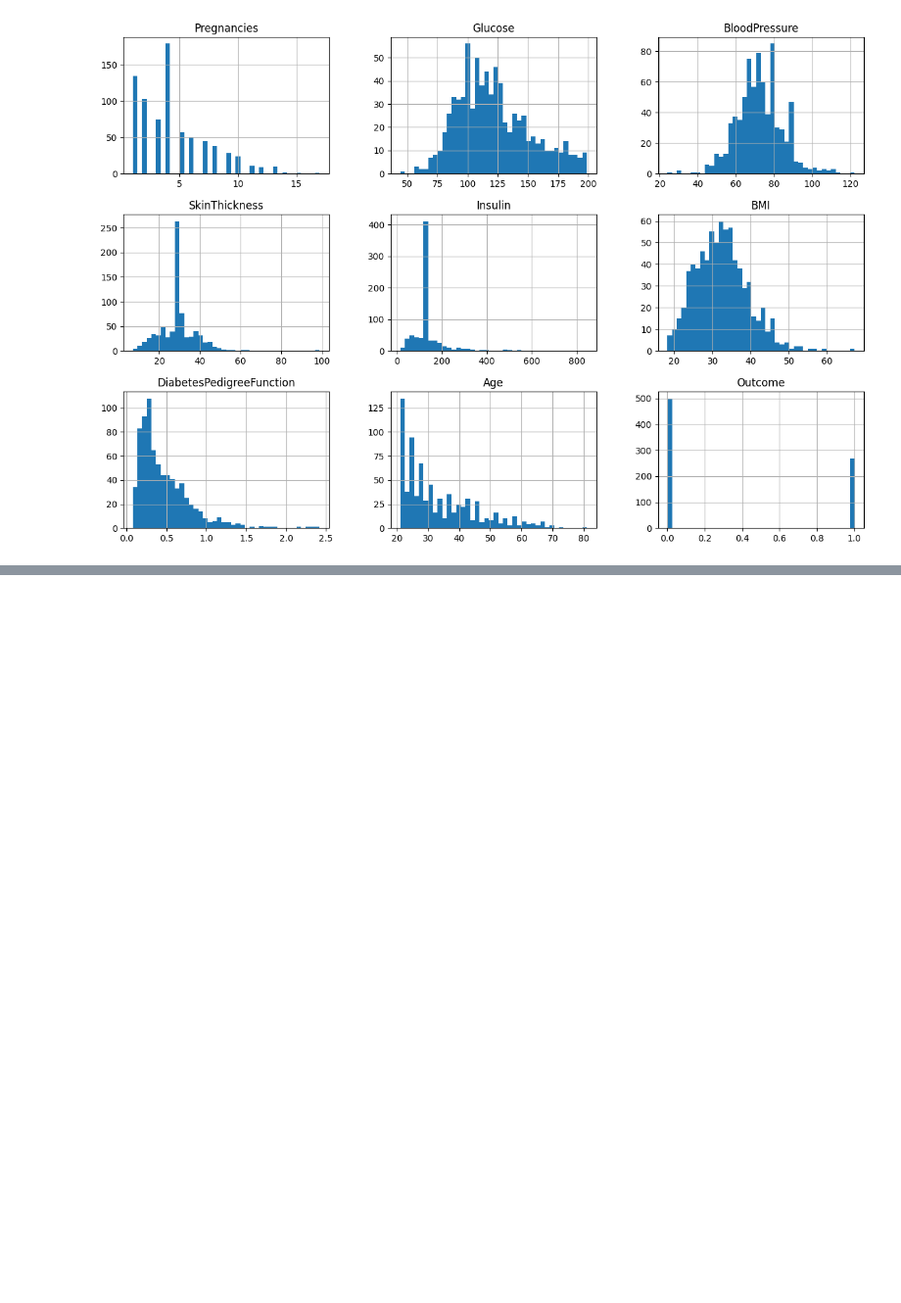
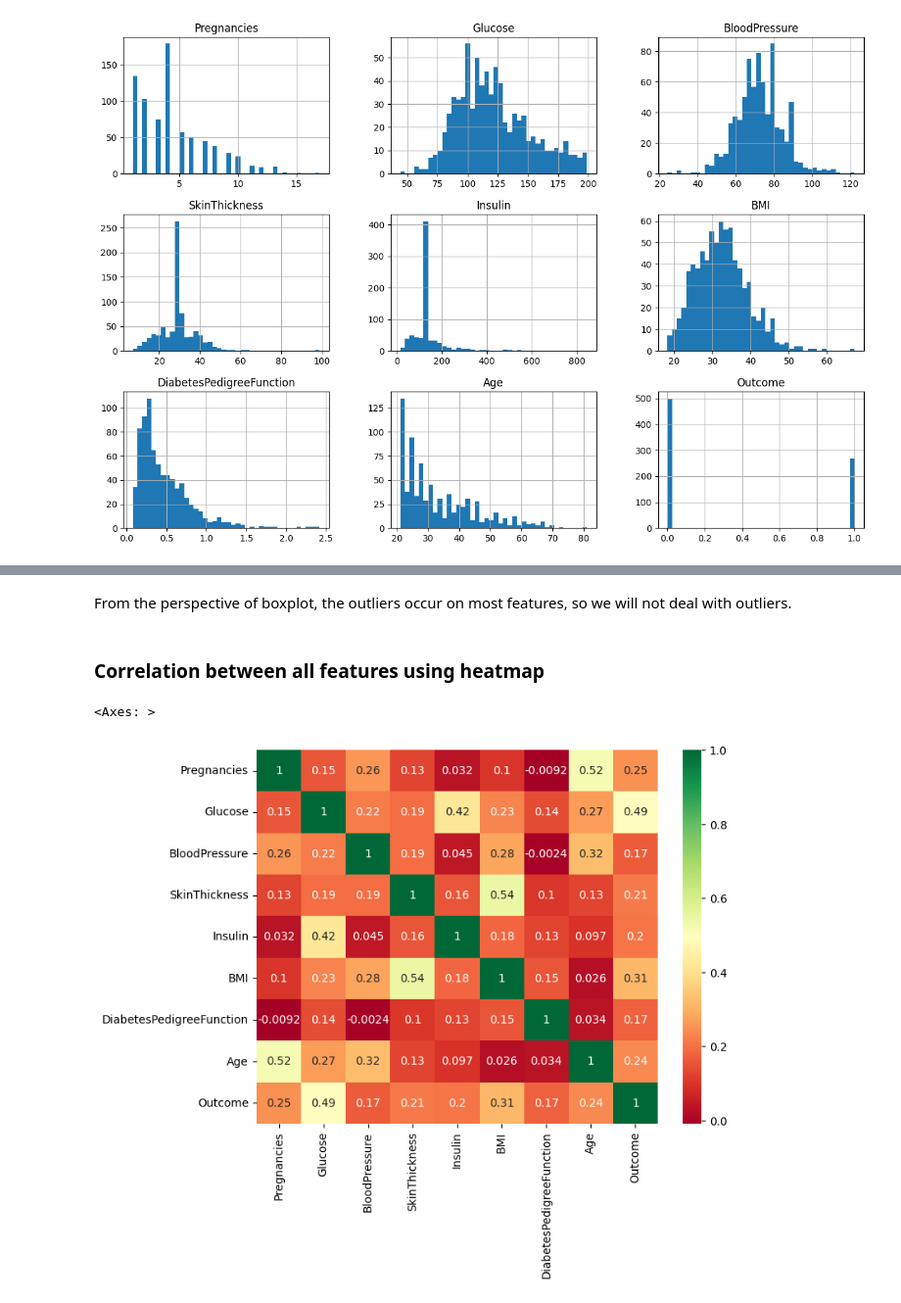
Before and after one commit to MinnieShih/Deep_Learning_assignment, a Jupyter notebook: Assignment1_Predict_diabetes_using_Perceptron.ipynb, the cells around one changed output, grey strips where cells are left out. Shown at 98% size. Saved outputs shown, nothing was run; the diff lists cells and outputs as text; code cells hidden in the pictures; blank space fills up the shorter version.

```diff
--- a/Assignment1_Predict_diabetes_using_Perceptron.ipynb
+++ b/Assignment1_Predict_diabetes_using_Perceptron.ipynb
@@ -150,0 +178,10 @@ scaled_df = scale.fit_transform(X)
+# %% [markdown]
+From the perspective of boxplot, the outliers occur on most features, so we will not deal with outliers.
+# %% [markdown]
+### Correlation between all features using heatmap
+# %%
+plt.figure(figsize=(8, 6))
+sns.heatmap(df.corr(), annot= True, cmap= 'RdYlGn')
+# %% [output]
+<Axes: >
+[figure, added]
```
Also changed, not shown: parts of 28 cells of this notebook.
